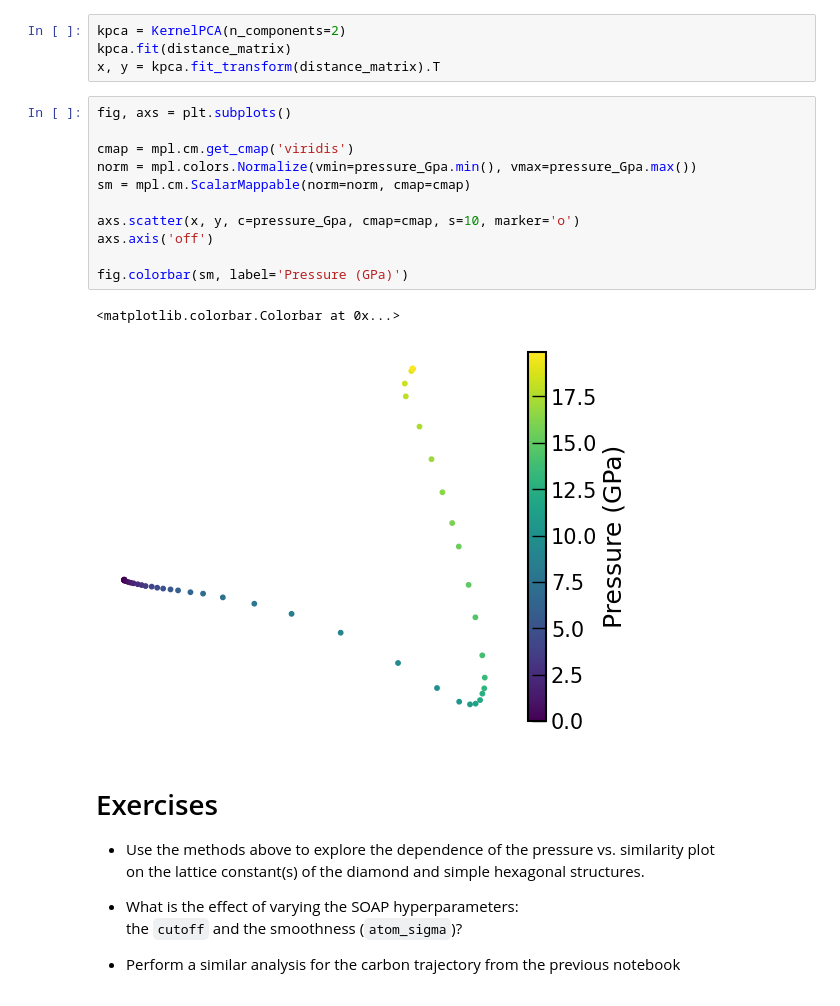
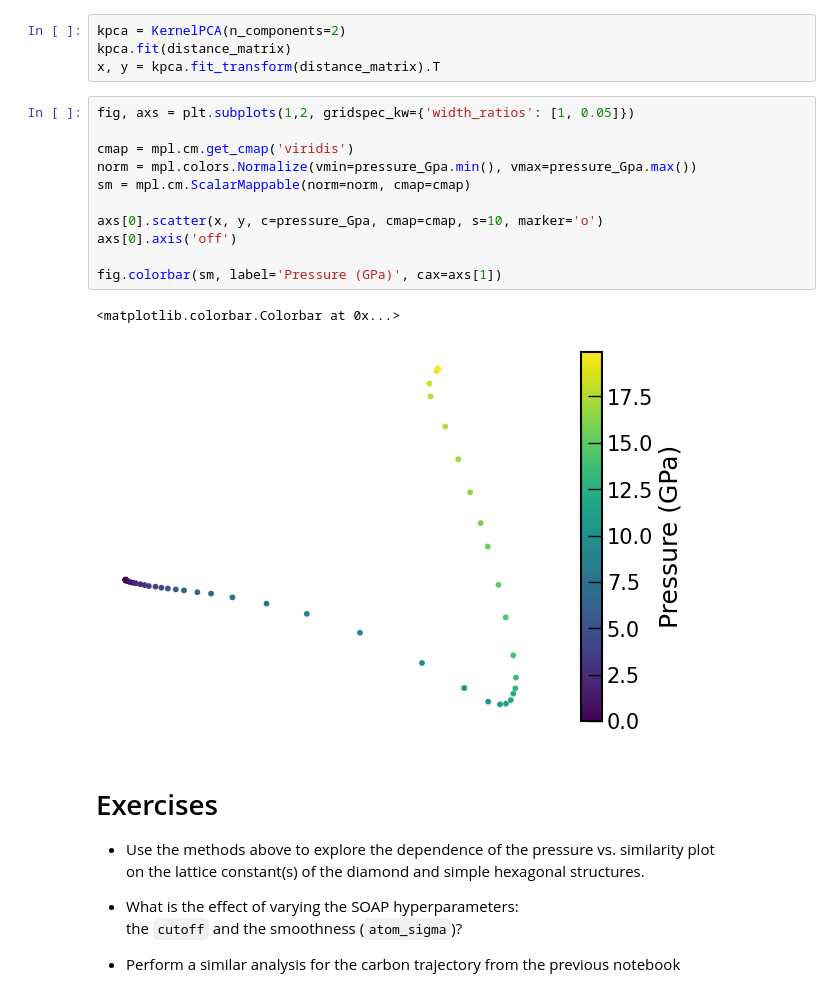
Before and after one commit to MorrowChem/how-to-validate-potentials-demo, a Jupyter notebook: demo-validation-soap.ipynb, the cells around one changed output. Cells and saved outputs as stored; diff of their text form.

```diff
--- a/demo-validation-soap.ipynb
+++ b/demo-validation-soap.ipynb
@@ -145,19 +147,19 @@ kpca = KernelPCA(n_components=2)
 kpca.fit(distance_matrix)
 x, y = kpca.fit_transform(distance_matrix).T
 # %%
-fig, axs = plt.subplots()
+fig, axs = plt.subplots(1,2, gridspec_kw={'width_ratios': [1, 0.05]})
 
 cmap = mpl.cm.get_cmap('viridis')
 norm = mpl.colors.Normalize(vmin=pressure_Gpa.min(), vmax=pressure_Gpa.max())
 sm = mpl.cm.ScalarMappable(norm=norm, cmap=cmap)
 
-axs.scatter(x, y, c=pressure_Gpa, cmap=cmap, s=10, marker='o')
-axs.axis('off')
+axs[0].scatter(x, y, c=pressure_Gpa, cmap=cmap, s=10, marker='o')
+axs[0].axis('off')
 
-fig.colorbar(sm, label='Pressure (GPa)')
+fig.colorbar(sm, label='Pressure (GPa)', cax=axs[1])
 # %% [output]
 <matplotlib.colorbar.Colorbar at 0x...>
-[figure, old version]
+[figure, new version]
 # %% [markdown]
 # Exercises
 
```
Also changed, not shown: parts of 1 cell of this notebook, 1 other file.
